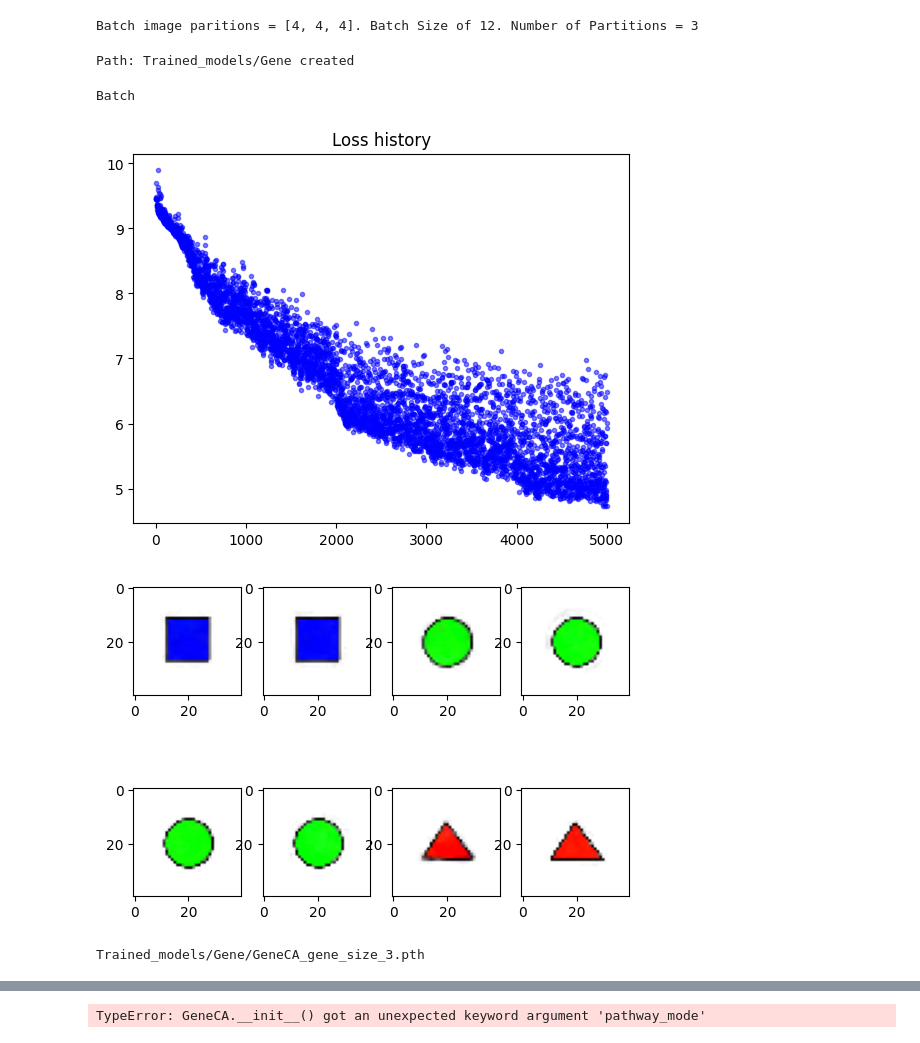
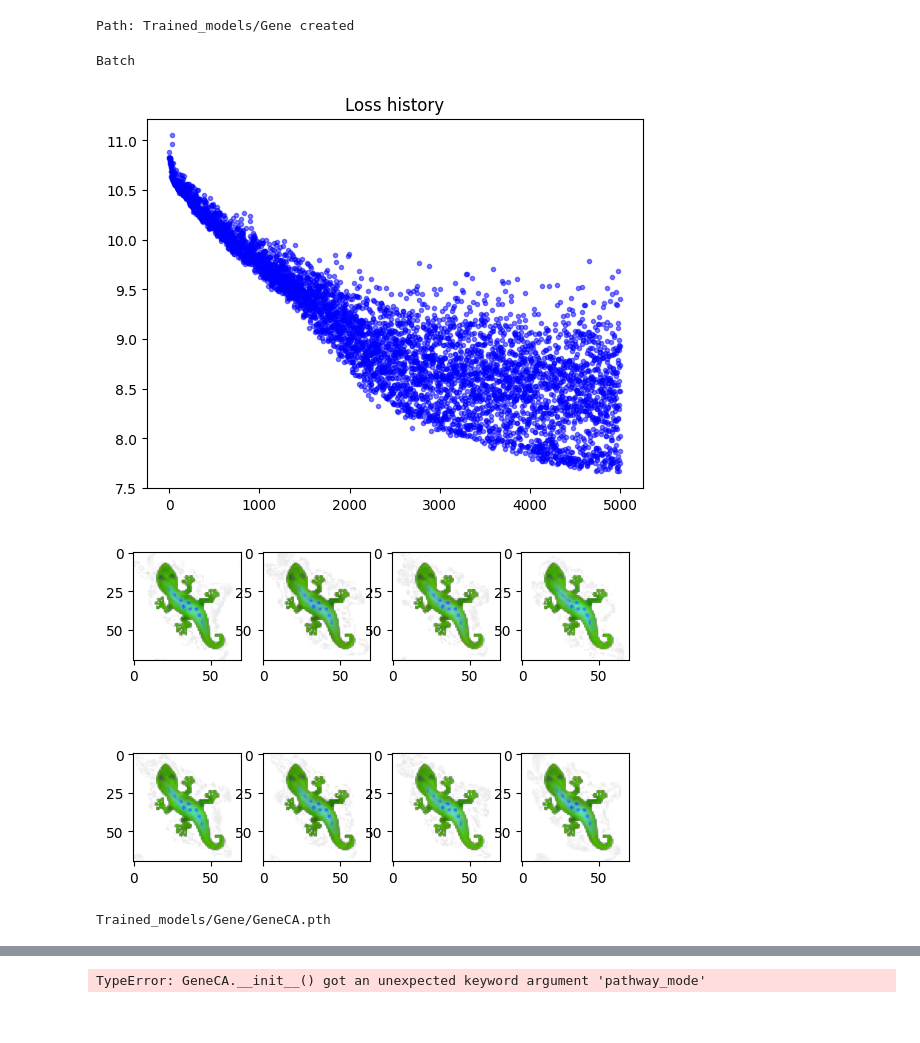
Before and after one commit to lshofsl/Advanced-topics-in-PoD-project-, a Jupyter notebook: EBM_NCA_baseline.ipynb, the cells around one changed output, grey strips where cells are left out. Drawn from its saved outputs; the diff is of its cells as text; code cells hidden in the pictures.

```diff
--- a/EBM_NCA_baseline.ipynb
+++ b/EBM_NCA_baseline.ipynb
@@ -67,14 +66,14 @@ AssertionError: Torch not compiled with CUDA enabled
 # %%
 #@title Setup { vertical-output: true}
-HEIGHT = 30 #@param {type:"integer"}
-WIDTH = 30 #@param {type:"integer"}
+HEIGHT = 60 #@param {type:"integer"}
+WIDTH = 60 #@param {type:"integer"}
 CHANNELS = 16 # @param {type:"integer"}<--- NCA feature channels
 BATCH_SIZE = 12 #@param {type:"integer"}
 PADDING = 5 #@param {type:"integer"}
 POOL_SIZE = 2666 #@param {type:"integer"}<--- NCA training pool size, lower values train faster but are less stable
 TRAINING_ITERS = 5000  #@param {type:"integer"}<-- Number of trainign iterations
 HIDDEN_SIZE = 64 #@param {type:"integer"}<--- NCA hidden size
-SQUARE = ["Images/square.png"]
+
 
 style = """
 <style>
@@ -116,14 +129,6 @@ for pool in pools:
 # %%
 #@title Get Batch Image Partitions { vertical-output: true}
-partitions = len(paths)
-if partitions == 1:
-    part = [BATCH_SIZE]
-div = BATCH_SIZE//partitions
-rem = BATCH_SIZE % partitions
-part = [div + 1 if i < rem else div for i in range(partitions)]
-print(f"Batch image paritions = {part}. Batch Size of {BATCH_SIZE}. Number of Partitions = {partitions}")
+batch = pool.sample(BATCH_SIZE)
-# %% [output]
-Batch image paritions = [4, 4, 4]. Batch Size of 12. Number of Partitions = 3
 # %%
 #@title Load Filters for Loss Function { vertical-output: true}
 
@@ -143,14 +148,13 @@ else:
 Path: Trained_models/Gene created
 # %%
 #@title Initialise NCA { vertical-output: true}
-bases = [images[i].tile(part[i],1,1,1) for i in range(len(part))]
-base = torch.cat(bases, dim =0 ).to(DEVICE)
+base = image.tile(BATCH_SIZE, 1, 1, 1).to(DEVICE)
 loss_log = []
-nca = GeneCA(CHANNELS,HIDDEN_SIZE, gene_size=GENE_COUNT)
+nca = GeneCA(CHANNELS,HIDDEN_SIZE)
 nca = nca.to(DEVICE)
 optim = torch.optim.AdamW(nca.parameters(), lr=1e-3)
 scheduler = torch.optim.lr_scheduler.StepLR(optim, step_size=2000, gamma=0.3)
-name = folder + "/" +type(nca).__name__ + "_gene_size_" +str(GENE_COUNT)
+name = folder + "/" +type(nca).__name__
 # %%
 #@title Training { vertical-output: true}
 
@@ -160,23 +164,24 @@ hidden_layers_iters = []
 pca_maps = []
 pca = None
 PCA_REFIT_EVERY = 500
-
 LOG_HIDDEN_EVERY = 100
 
 for i in range(TRAINING_ITERS + 1):
-    loss = 0
     with torch.no_grad():
-        idxs, x = utils.get_gene_pool(pools, part, seeds)
+        batch = pool.sample(BATCH_SIZE)
+        x = torch.from_numpy(batch.x).to(DEVICE)
 
     for _ in range(random.randrange(32, 92)):
         x = nca(x)
 
-    loss = (base - x[:, :4, :, :]).pow(2).sum() + 0.1 * (
+    per_sample_loss = (base - x[:, :4, :, :]).pow(2).sum(dim=[1, 2, 3])
+    reg = 0.1 * (
         perchannel_conv(base, filters) - perchannel_conv(x[:, :4, :, :], filters)
     ).pow(2).sum()
+    loss = per_sample_loss.sum() + reg
 
+    loss.backward()
     with torch.no_grad():
-        loss.backward()
         for p in nca.parameters():
             p.grad /= (p.grad.norm() + 1e-8)
         optim.step()
@@ -185,12 +190,16 @@ for i in range(TRAINING_ITERS + 1):
 
     loss_log.append(loss.log().item())
     with torch.no_grad():
-        pools = utils.udate_gene_pool(pools, x.clone().detach(), idxs, part)
+        loss_rank = per_sample_loss.detach().cpu().numpy().argsort()[::-1]  # worst first
+        x_np = x.detach().cpu().numpy()[loss_rank]
+        x_np[:1] = seed  # reseed the single worst sample
+        batch.x[:] = x_np
+        batch.commit()
     scheduler.step()
 
     with torch.no_grad():
         visible = x[:, :4, :, :]
-        hidden = x[:, 4:13, :, :]
+        hidden = x[:, 4:16, :, :]
 
         B, n_vis, H, W = visible.shape
         n_hid = hidden.shape[1]
@@ -215,46 +224,43 @@ for i in range(TRAINING_ITERS + 1):
                 hidden_layers.append(h_live)
                 hidden_layers_iters.append(i)
 
-      # For a single grid we compute the evolution of the hidden space
         if i % PCA_REFIT_EVERY == 0 and len(hidden_layers) > 0:
             pooled = np.concatenate(hidden_layers, axis=0)
             pca = PCA(n_components=2)
             pca.fit(pooled)
 
     if i % 100 == 0:
         print(f"Training itter {i}, loss = {loss.item()}")
         plt.clf()
         clear_output()
         plt.figure(1, figsize=(10, 4))
         plt.title('Loss history')
         plt.plot(loss_log, '.', alpha=0.5, color="b")
         print("Batch")
         utils.show_batch(x[2:14])
         display(HTML(style))
         plt.show(block=False)
         plt.pause(0.01)
 
-
     if pca is not None and i % 10 == 0:
-        grid0_hidden = hidden[0]                       #One single grid
+        grid0_hidden = hidden[0]
         grid0_alive = (visible[0, 3] > 0.1).cpu().numpy()
 
         h_grid_flat = grid0_hidden.permute(1, 2, 0).reshape(-1, n_hid).cpu().numpy()
         proj = pca.transform(h_grid_flat)
         PC1_map = proj[:, 0].reshape(H, W)
         PC2_map = proj[:, 1].reshape(H, W)
 
         pca_maps.append((i, PC1_map, PC2_map, grid0_alive))
 
-
     if i % 100 == 0:
         torch.save(nca.state_dict(), "Trained_models/" + name + ".pth")
         print("Trained_models/" + name + ".pth")
 # %% [output]
 Batch
-[figure, old version]
+[figure, new version]
-[figure, old version]
+[figure, new version]
-Trained_models/Gene/GeneCA_gene_size_3.pth
+Trained_models/Gene/GeneCA.pth
 # %%
 plt.figure(figsize=(10, 4))
 plt.plot(hidden_corr, alpha=0.7)
```
Also changed, not shown: parts of 10 cells of this notebook.
